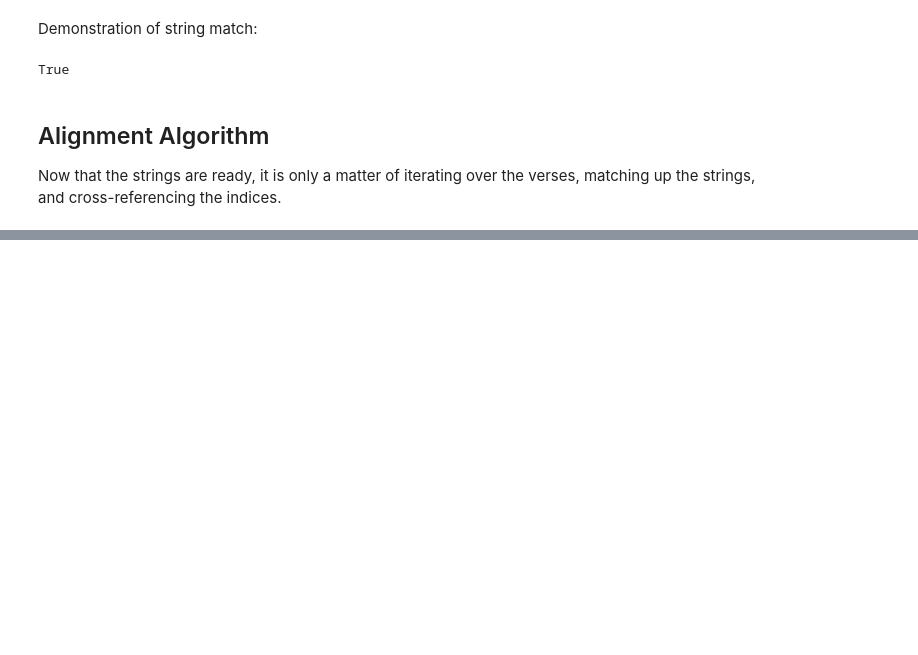
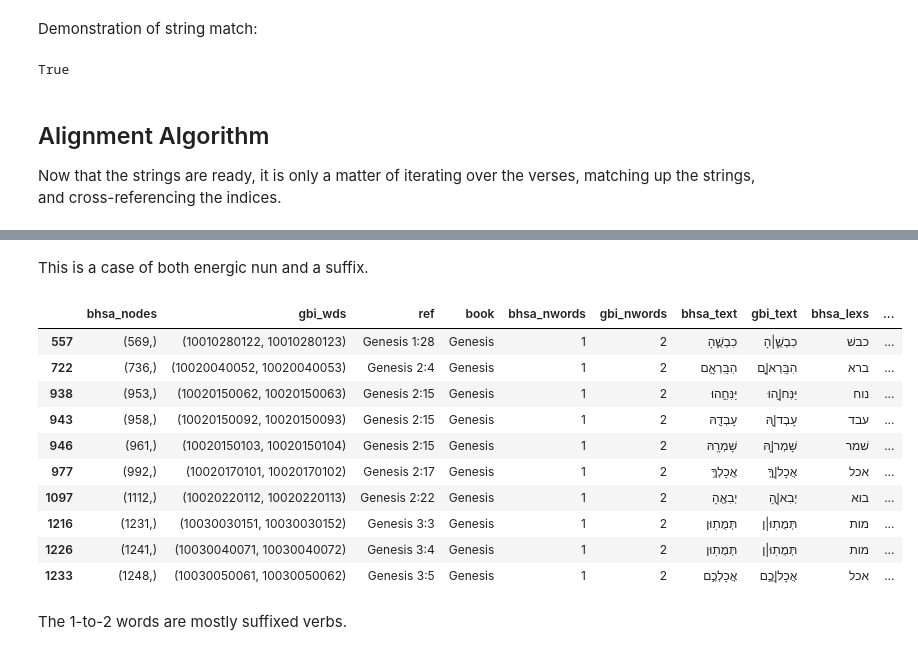
Before and after one commit to CambridgeSemiticsLab/Gesenius_data, a Jupyter notebook: data/GBI_alignment_wrangling.ipynb, the cells around one changed output, grey strips where cells are left out. Saved outputs shown, nothing was run; the diff lists cells and outputs as text; code cells hidden in the pictures; blank space fills up the shorter version.

```diff
--- a/data/GBI_alignment_wrangling.ipynb
+++ b/data/GBI_alignment_wrangling.ipynb
@@ -816,0 +1003,18 @@ gbi_word_alts
+# %% [markdown]
+This is a case of both energic nun and a suffix.
+# %%
+verb_df[(verb_df.bhsa_nwords == 1) & (verb_df.gbi_nwords == 2)].head(10)
+# %% [output]
+|  | bhsa_nodes | gbi_wds | ref | book | bhsa_nwords | gbi_nwords | bhsa_text | gbi_text | bhsa_lexs | ... |
+| 557 | (569,) | (10010280122, 10010280123) | Genesis 1:28 | Genesis | 1 | 2 | כִבְשֻׁ֑הָ | כִבְשֻׁ֑|הָ | כבשׁ | ... |
+| 722 | (736,) | (10020040052, 10020040053) | Genesis 2:4 | Genesis | 1 | 2 | הִבָּֽרְאָ֑ם | הִבָּֽרְא|ָ֑ם | ברא | ... |
+| 938 | (953,) | (10020150062, 10020150063) | Genesis 2:15 | Genesis | 1 | 2 | יַּנִּחֵ֣הוּ | יַּנִּח|ֵ֣הוּ | נוח | ... |
+| 943 | (958,) | (10020150092, 10020150093) | Genesis 2:15 | Genesis | 1 | 2 | עָבְדָ֖הּ | עָבְד|ָ֖הּ | עבד | ... |
+| 946 | (961,) | (10020150103, 10020150104) | Genesis 2:15 | Genesis | 1 | 2 | שָׁמְרָֽהּ | שָׁמְר|ָֽהּ | שׁמר | ... |
+| 977 | (992,) | (10020170101, 10020170102) | Genesis 2:17 | Genesis | 1 | 2 | אֲכָלְךָ֥ | אֲכָל|ְךָ֥ | אכל | ... |
+| 1097 | (1112,) | (10020220112, 10020220113) | Genesis 2:22 | Genesis | 1 | 2 | יְבִאֶ֖הָ | יְבִא|ֶ֖הָ | בוא | ... |
+| 1216 | (1231,) | (10030030151, 10030030152) | Genesis 3:3 | Genesis | 1 | 2 | תְּמֻתֽוּן | תְּמֻתֽוּ|ן | מות | ... |
+| 1226 | (1241,) | (10030040071, 10030040072) | Genesis 3:4 | Genesis | 1 | 2 | תְּמֻתֽוּן | תְּמֻתֽוּ|ן | מות | ... |
+| 1233 | (1248,) | (10030050061, 10030050062) | Genesis 3:5 | Genesis | 1 | 2 | אֲכָלְכֶ֣ם | אֲכָל|ְכֶ֣ם | אכל | ... |
+# %% [markdown]
+The 1-to-2 words are mostly suffixed verbs.
```
Also changed, not shown: parts of 20 cells of this notebook.
